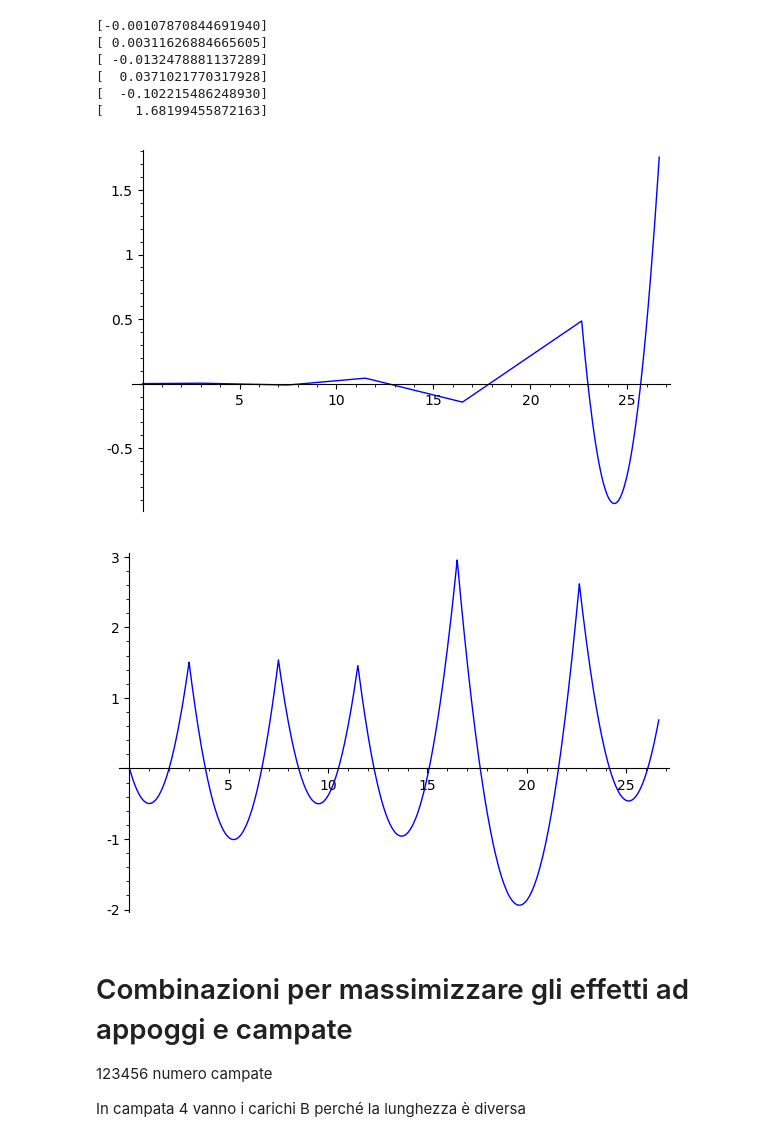
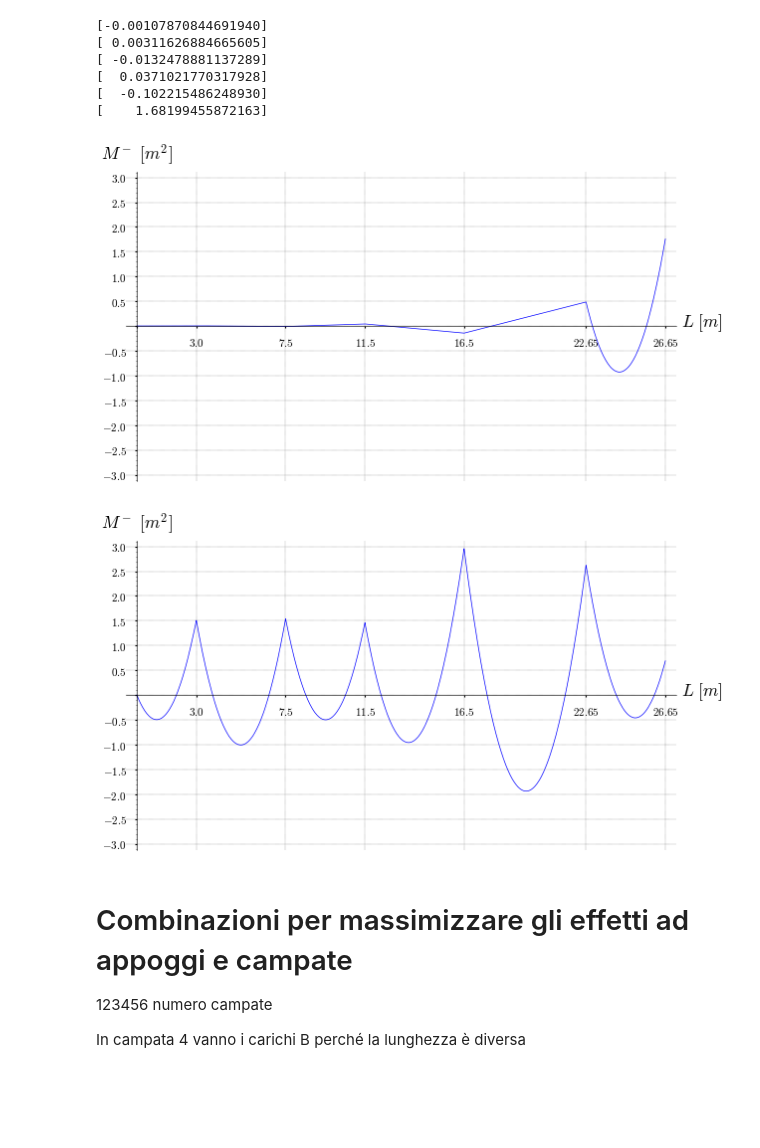
Before and after one commit to sononicola/Sicurezza_Strutturale, a Jupyter notebook: Risolutore Trave.ipynb, the cells around one changed output. Saved outputs shown, nothing was run; the diff lists cells and outputs as text; code cells hidden in the pictures; blank space fills up the shorter version.

```diff
--- a/Risolutore Trave.ipynb
+++ b/Risolutore Trave.ipynb
@@ -218,3 +138,22 @@ def momento(F,Pi,xi,Ri,nCampata):
 ((xxxi[5] + rrri[5] * (x-lung[5])) - (I[i-1,5]*(x-lung[i-1])**2)/2) * (heaviside(x-lung[5]) - heaviside(x-lung[6]))
 )
     return Mi
+# %%
+#Stile dei grafici:
+
+import matplotlib
+matplotlib.pyplot.style.use('seaborn-poster')
+# matplotlib.pyplot.style.available
+# %%
+def momento_pUnitario(Mi):
+    Mi_plot=plot(Mi,0,ltot,
+                 ticks=[[lung[0],lung[1],lung[2],lung[3],lung[4],lung[5],lung[6]],0.5],
+                 gridlines='major',
+                 axes_labels=['$L\,\,[m]$','$M^-\,\,[m^2]$'],
+                 tick_formatter="latex",
+                 fontsize=16,
+                 aspect_ratio=2.5,
+                 ymin=-2.5, ymax=3.5,
+                 plot_points=500, dpi=500
+                )
+    return Mi_plot
@@ -220,0 +162,15 @@ def momento(F,Pi,xi,Ri,nCampata):
+# %%
+P1=P_gen[[1..6],[0]].substitute(Q1=1,Q2=0,Q3=0,Q4=0,Q5=0,Q6=0,L1=l1,L2=l2,EJ=ej) #Tolgo la prima riga e sostituisco il carico unitario Q1 e gli altri zero
+
+x1=matrix(F\-P1) #Risolve il sistema
+x1=matrix([0]).stack(x1) #Aggiungo 0 per tornare alla dimesione originale
+x1=x1.list() #In lista così posso prendere io valori interni come numero singolo
+
+R1=matrix([
+        [((x1[1]-x1[0])/l1)+l1/2],
+        [((x1[2]-x1[1])/l2)],
+        [((x1[3]-x1[2])/l3)],
+        [((x1[4]-x1[3])/l4)],
+        [((x1[5]-x1[4])/l5)],
+        [((x1[6]-x1[5])/l6)],
+    ]); R1
@@ -220,0 +184,6 @@ def momento(F,Pi,xi,Ri,nCampata):
+# %%
+M1=momento(F,P1,x1,R1,1)
+
+M1_pUnitario=momento_pUnitario(M1)
+M1_pUnitario.save("imgExportSage/M1_pUnitario.pdf")
+M1_pUnitario.show(dpi=50) #Giusto per vederlo in piccolo
@@ -359,13 +342,18 @@ R6=matrix([
 [    1.68199455872163]
 # %%
 M6=momento(F,P6,x6,R6,6)
-plot(M6,0,ltot)
+
+M6_pUnitario=momento_pUnitario(M6)
+M6_pUnitario.save("imgExportSage/M6_pUnitario.pdf")
+M6_pUnitario.show(dpi=50)
 # %% [output]
-[figure, old version]
+[figure, new version]
 # %%
-plot(M1+M2+M3+M4+M5+M6,0,ltot)
+Mtot_pUnitario=momento_pUnitario(M1+M2+M3+M4+M5+M6)
+Mtot_pUnitario.save("imgExportSage/Mtot_pUnitario.pdf")
+Mtot_pUnitario.show(dpi=50)
 # %% [output]
-[figure, old version]
+[figure, new version]
 # %% [markdown]
 # Combinazioni per massimizzare gli effetti ad appoggi e campate
 123456 numero campate
```
Also changed, not shown: parts of 51 cells of this notebook, 4 other files.
